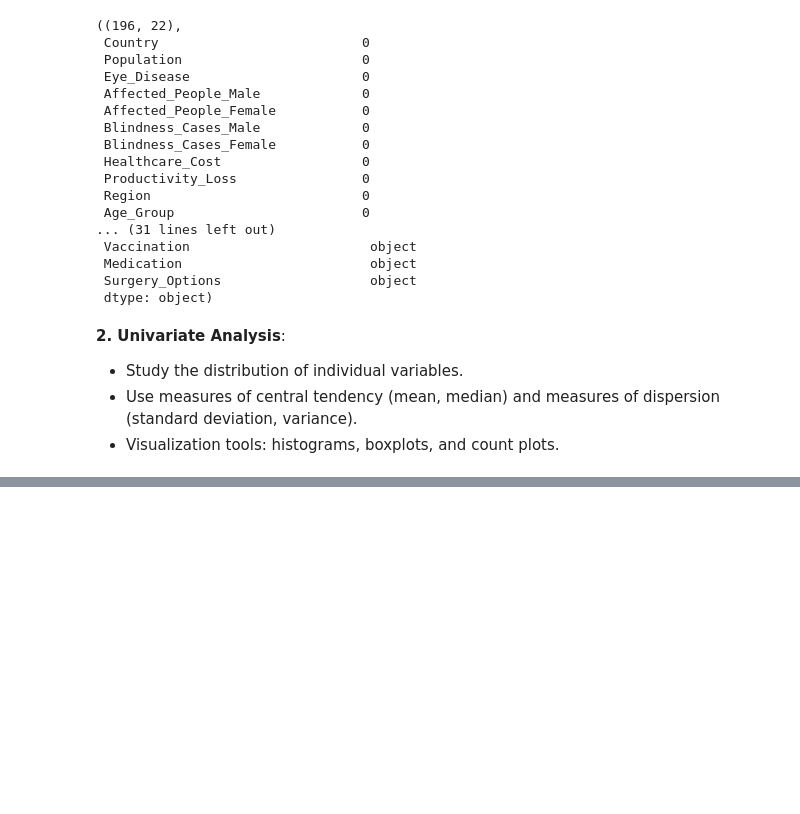
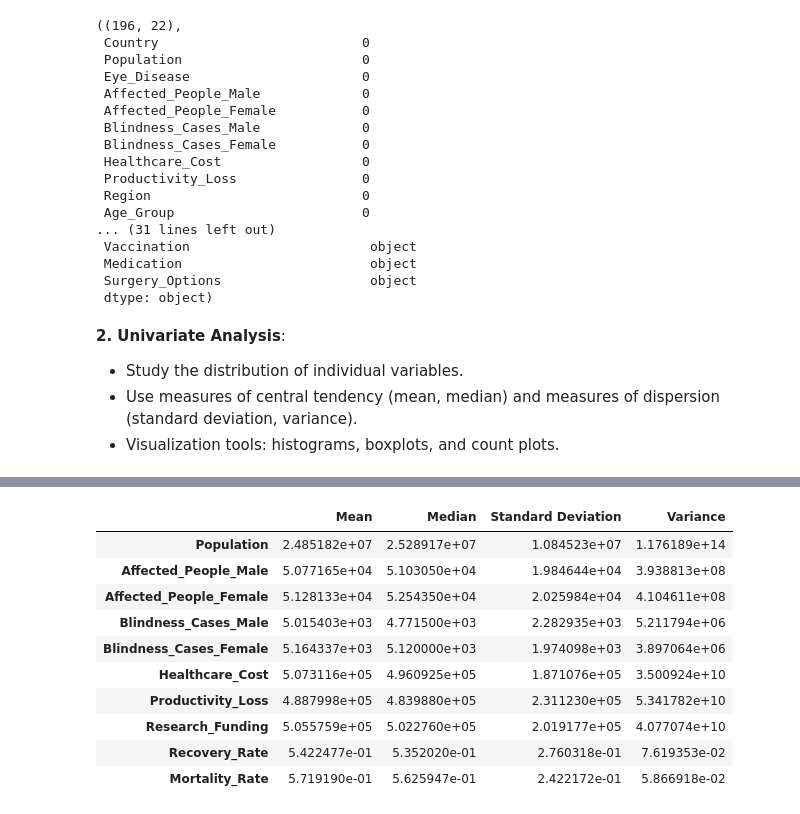
Before and after one commit to carlos-alves-one/Eye-Disease-Analysis, a Jupyter notebook: dataset_EDA.ipynb, the cells around one changed output, grey strips where cells are left out. Cells and saved outputs as stored; diff of their text form; code cells hidden in the pictures; blank space fills up the shorter version.

Commit message:
Calculate measures of central tendency and dispersion

```diff
--- a/dataset_EDA.ipynb
+++ b/dataset_EDA.ipynb
@@ -183,0 +97,26 @@ ValueError: ignored
+# %%
+# List of numerical columns to analyze
+numerical_columns = [
+    'Population', 'Affected_People_Male', 'Affected_People_Female',
+    'Blindness_Cases_Male', 'Blindness_Cases_Female', 'Healthcare_Cost',
+    'Productivity_Loss', 'Research_Funding', 'Recovery_Rate', 'Mortality_Rate'
+]
+
+# Calculate measures of central tendency and dispersion
+summary_stats = data[numerical_columns].describe().loc[['mean', '50%', 'std']].transpose()
+summary_stats['variance'] = data[numerical_columns].var()
+summary_stats.columns = ['Mean', 'Median', 'Standard Deviation', 'Variance']
+
+summary_stats
+# %% [output]
+|  | Mean | Median | Standard Deviation | Variance |
+| Population | 2.485182e+07 | 2.528917e+07 | 1.084523e+07 | 1.176189e+14 |
+| Affected_People_Male | 5.077165e+04 | 5.103050e+04 | 1.984644e+04 | 3.938813e+08 |
+| Affected_People_Female | 5.128133e+04 | 5.254350e+04 | 2.025984e+04 | 4.104611e+08 |
+| Blindness_Cases_Male | 5.015403e+03 | 4.771500e+03 | 2.282935e+03 | 5.211794e+06 |
+| Blindness_Cases_Female | 5.164337e+03 | 5.120000e+03 | 1.974098e+03 | 3.897064e+06 |
+| Healthcare_Cost | 5.073116e+05 | 4.960925e+05 | 1.871076e+05 | 3.500924e+10 |
+| Productivity_Loss | 4.887998e+05 | 4.839880e+05 | 2.311230e+05 | 5.341782e+10 |
+| Research_Funding | 5.055759e+05 | 5.022760e+05 | 2.019177e+05 | 4.077074e+10 |
+| Recovery_Rate | 5.422477e-01 | 5.352020e-01 | 2.760318e-01 | 7.619353e-02 |
+| Mortality_Rate | 5.719190e-01 | 5.625947e-01 | 2.422172e-01 | 5.866918e-02 |
```
Also changed, not shown: parts of 12 cells of this notebook.
